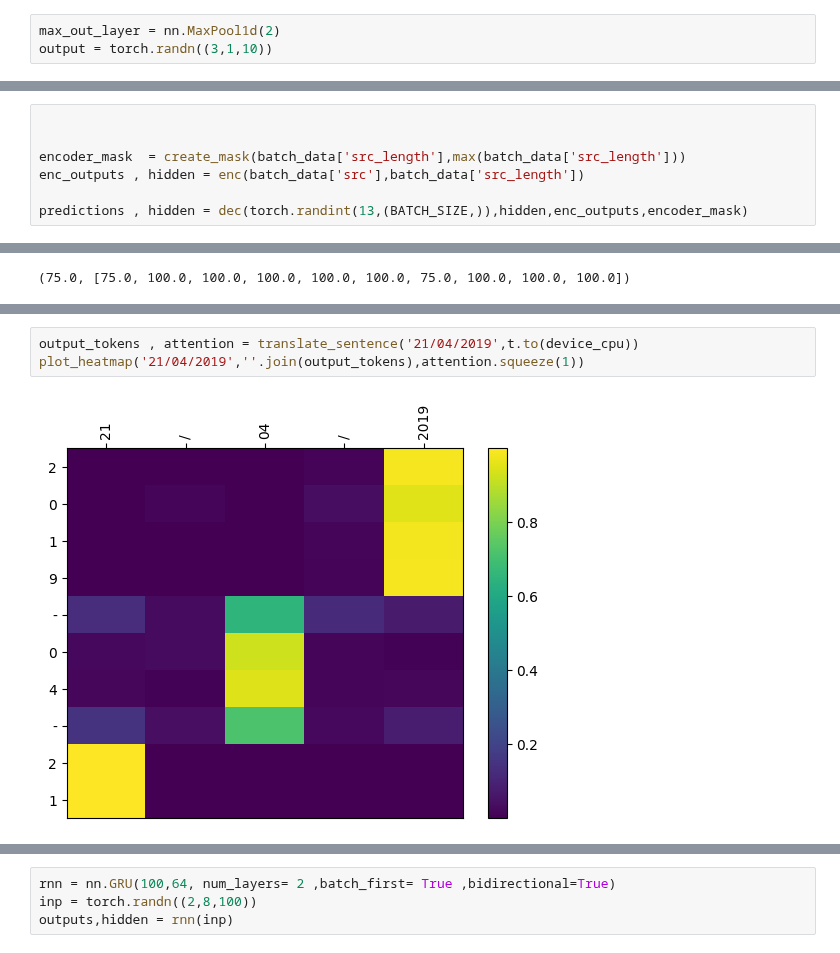
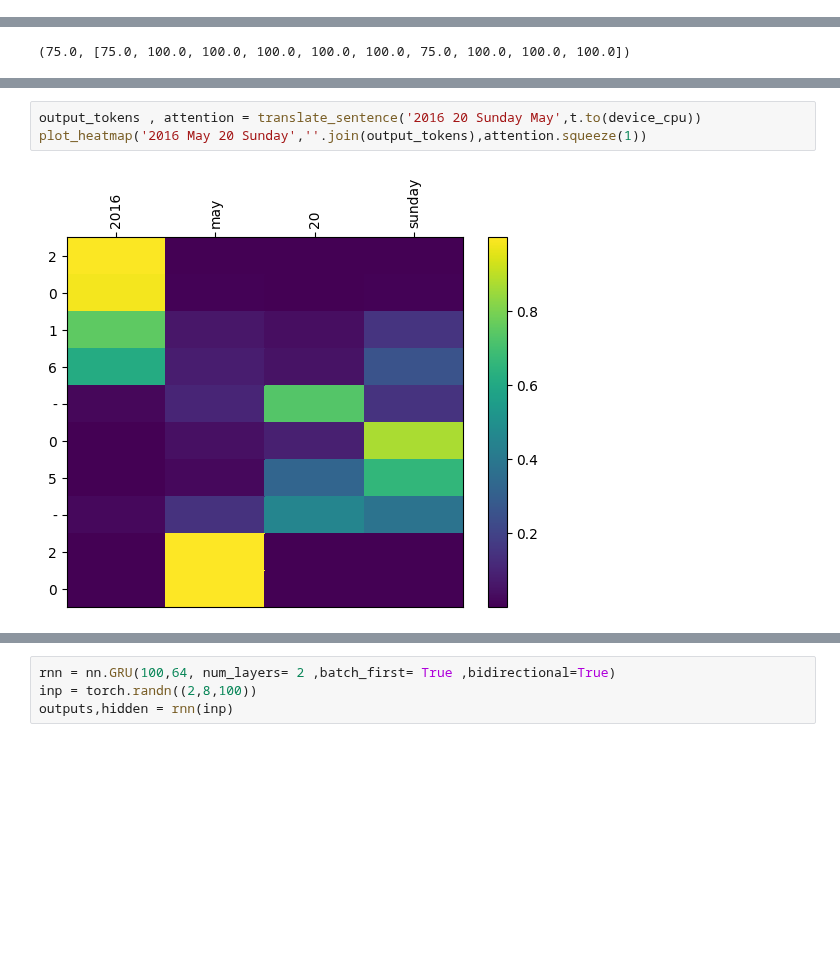
Before and after one commit to JACOBIN-SCTCS/Deep_Learning_For_NLP_IISC, a Jupyter notebook: Assignment4/parta/sol.ipynb, the cells around one changed output, grey strips where cells are left out. Cells and saved outputs as stored; diff of their text form; blank space fills up the shorter version.

```diff
--- a/Assignment4/parta/sol.ipynb
+++ b/Assignment4/parta/sol.ipynb
@@ -254,6 +255,3 @@ class Decoder(nn.Module):
             #prediction = self.prob_out(inter_step) #[  batch_size , vocab_size]
             #prediction = F.softmax(prediction,dim=1)
             return prediction, h.squeeze(0), attention_vector # Reduce the number of layers
-# %%
-max_out_layer = nn.MaxPool1d(2)
-output = torch.randn((3,1,10))
@@ -265,10 +258,3 @@ dec = Decoder(13,2*ENC_HIDDEN_DIM,DEC_HIDDEN_DIM,13,300)
-# %%
-
-
-encoder_mask  = create_mask(batch_data['src_length'],max(batch_data['src_length']))
-enc_outputs , hidden = enc(batch_data['src'],batch_data['src_length'])
-
-predictions , hidden = dec(torch.randint(13,(BATCH_SIZE,)),hidden,enc_outputs,encoder_mask)
 # %%
 class TranslationModel(nn.Module):
 
@@ -626,5 +587,5 @@ def display_attention(sentence, translation, attention):
 # %%
-output_tokens , attention = translate_sentence('21/04/2019',t.to(device_cpu))
-plot_heatmap('21/04/2019',''.join(output_tokens),attention.squeeze(1))
+output_tokens , attention = translate_sentence('2016 20 Sunday May',t.to(device_cpu))
+plot_heatmap('2016 May 20 Sunday',''.join(output_tokens),attention.squeeze(1))
 # %% [output]
-[figure, old version]
+[figure, new version]
```
Also changed, not shown: parts of 15 cells of this notebook, 5 other files.
